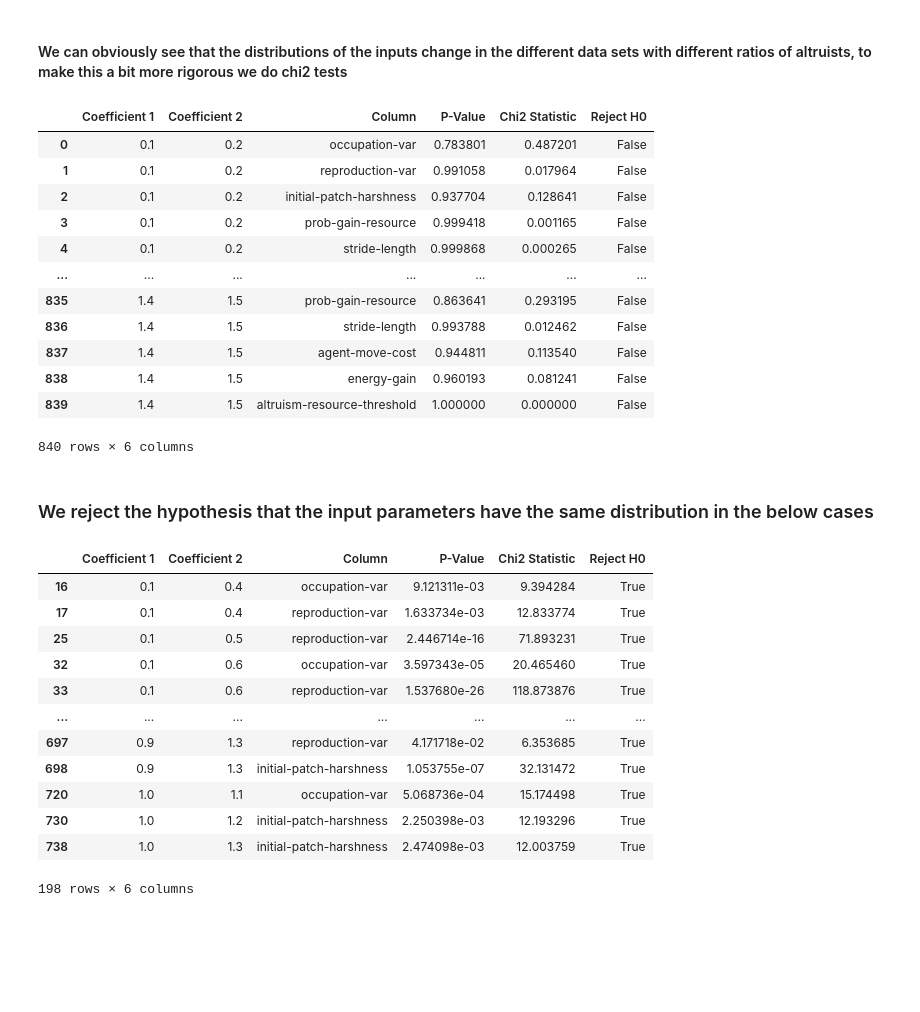
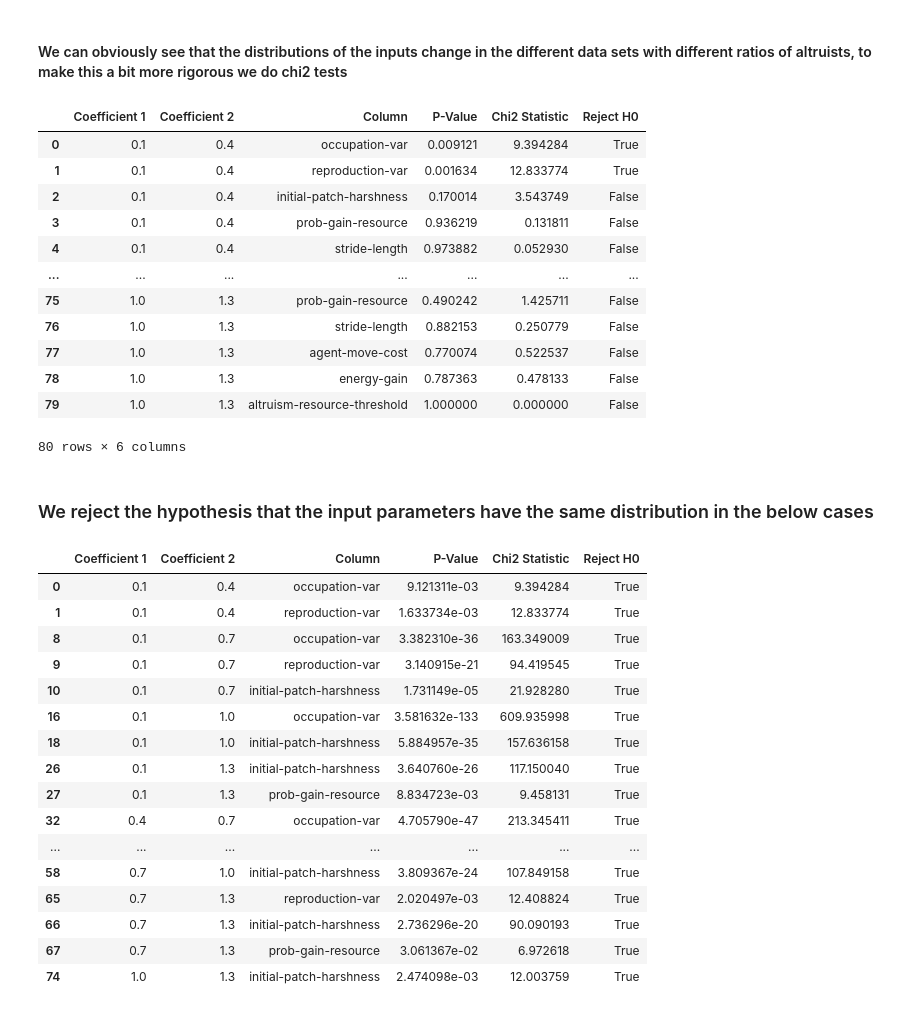
Before and after one commit to Janko-dev/altruism_netlogo, a Jupyter notebook: notebooks/data_exploration.ipynb, the cells around one changed output. Cells and saved outputs as stored; diff of their text form; code cells hidden in the pictures; blank space fills up the shorter version.

```diff
--- a/notebooks/data_exploration.ipynb
+++ b/notebooks/data_exploration.ipynb
@@ -300,62 +300,70 @@ create_gif(frames, output_filename, duration=500)
 # %% [markdown]
 #### We can obviously see that the distributions of the inputs change in the different data sets with different ratios of altruists, to make this a bit more rigorous we do chi2 tests
 # %%
+coefficients = np.arange(0.1, 1.6, 0.3) # Adjust the step if needed
+
+
 def perform_chi_square_test(df1, df2, column, alpha=0.05):
     # Combine and count occurrences in each category for the column
     combined_counts = pd.concat([df1[column].value_counts(), df2[column].value_counts()], axis=1, keys=['df1', 'df2'])
 
     # Perform Chi-square test
     chi2, p, dof, _ = chi2_contingency(combined_counts)
 
     reject_H_0 = p < alpha
 
     return p, chi2, reject_H_0
 
 results = []
 
 for i, coeff1 in enumerate(coefficients):
     for coeff2 in coefficients[i+1:]:
         # Filter datasets by each coefficient
         df1 = exp[exp['count altruism-agents'] > coeff1 * exp['count greedy-agents']]
         df2 = exp[exp['count altruism-agents'] > coeff2 * exp['count greedy-agents']]
 
         for column in varying_inputs:
             # Perform Chi-square test for the column
             p_value, chi2_statistic, reject_H_0 = perform_chi_square_test(df1, df2, column)
-            results.append((coeff1, coeff2, column, p_value, chi2_statistic, reject_H_0))
+            if p_value is not None:
+                results.append((coeff1, coeff2, column, p_value, chi2_statistic, reject_H_0))
 
 # Convert results to DataFrame for easier viewing
 results_df = pd.DataFrame(results, columns=['Coefficient 1', 'Coefficient 2', 'Column', 'P-Value', 'Chi2 Statistic', 'Reject H0'])
 results_df
 # %% [output]
 |  | Coefficient 1 | Coefficient 2 | Column | P-Value | Chi2 Statistic | Reject H0 |
-| 0 | 0.1 | 0.2 | occupation-var | 0.783801 | 0.487201 | False |
-| 1 | 0.1 | 0.2 | reproduction-var | 0.991058 | 0.017964 | False |
-| 2 | 0.1 | 0.2 | initial-patch-harshness | 0.937704 | 0.128641 | False |
-| 3 | 0.1 | 0.2 | prob-gain-resource | 0.999418 | 0.001165 | False |
-| 4 | 0.1 | 0.2 | stride-length | 0.999868 | 0.000265 | False |
+| 0 | 0.1 | 0.4 | occupation-var | 0.009121 | 9.394284 | True |
+| 1 | 0.1 | 0.4 | reproduction-var | 0.001634 | 12.833774 | True |
+| 2 | 0.1 | 0.4 | initial-patch-harshness | 0.170014 | 3.543749 | False |
+| 3 | 0.1 | 0.4 | prob-gain-resource | 0.936219 | 0.131811 | False |
+| 4 | 0.1 | 0.4 | stride-length | 0.973882 | 0.052930 | False |
 | ... | ... | ... | ... | ... | ... | ... |
-| 835 | 1.4 | 1.5 | prob-gain-resource | 0.863641 | 0.293195 | False |
-| 836 | 1.4 | 1.5 | stride-length | 0.993788 | 0.012462 | False |
-| 837 | 1.4 | 1.5 | agent-move-cost | 0.944811 | 0.113540 | False |
-| 838 | 1.4 | 1.5 | energy-gain | 0.960193 | 0.081241 | False |
-| 839 | 1.4 | 1.5 | altruism-resource-threshold | 1.000000 | 0.000000 | False |
+| 75 | 1.0 | 1.3 | prob-gain-resource | 0.490242 | 1.425711 | False |
+| 76 | 1.0 | 1.3 | stride-length | 0.882153 | 0.250779 | False |
+| 77 | 1.0 | 1.3 | agent-move-cost | 0.770074 | 0.522537 | False |
+| 78 | 1.0 | 1.3 | energy-gain | 0.787363 | 0.478133 | False |
+| 79 | 1.0 | 1.3 | altruism-resource-threshold | 1.000000 | 0.000000 | False |
-840 rows × 6 columns
+80 rows × 6 columns
 # %% [markdown]
 ### We reject the hypothesis that the input parameters have the same distribution in the below cases
 # %%
 results_df[results_df['Reject H0']]
 # %% [output]
 |  | Coefficient 1 | Coefficient 2 | Column | P-Value | Chi2 Statistic | Reject H0 |
-| 16 | 0.1 | 0.4 | occupation-var | 9.121311e-03 | 9.394284 | True |
-| 17 | 0.1 | 0.4 | reproduction-var | 1.633734e-03 | 12.833774 | True |
-| 25 | 0.1 | 0.5 | reproduction-var | 2.446714e-16 | 71.893231 | True |
-| 32 | 0.1 | 0.6 | occupation-var | 3.597343e-05 | 20.465460 | True |
-| 33 | 0.1 | 0.6 | reproduction-var | 1.537680e-26 | 118.873876 | True |
+| 0 | 0.1 | 0.4 | occupation-var | 9.121311e-03 | 9.394284 | True |
+| 1 | 0.1 | 0.4 | reproduction-var | 1.633734e-03 | 12.833774 | True |
+| 8 | 0.1 | 0.7 | occupation-var | 3.382310e-36 | 163.349009 | True |
+| 9 | 0.1 | 0.7 | reproduction-var | 3.140915e-21 | 94.419545 | True |
+| 10 | 0.1 | 0.7 | initial-patch-harshness | 1.731149e-05 | 21.928280 | True |
+| 16 | 0.1 | 1.0 | occupation-var | 3.581632e-133 | 609.935998 | True |
+| 18 | 0.1 | 1.0 | initial-patch-harshness | 5.884957e-35 | 157.636158 | True |
+| 26 | 0.1 | 1.3 | initial-patch-harshness | 3.640760e-26 | 117.150040 | True |
+| 27 | 0.1 | 1.3 | prob-gain-resource | 8.834723e-03 | 9.458131 | True |
+| 32 | 0.4 | 0.7 | occupation-var | 4.705790e-47 | 213.345411 | True |
 | ... | ... | ... | ... | ... | ... | ... |
-| 697 | 0.9 | 1.3 | reproduction-var | 4.171718e-02 | 6.353685 | True |
-| 698 | 0.9 | 1.3 | initial-patch-harshness | 1.053755e-07 | 32.131472 | True |
-| 720 | 1.0 | 1.1 | occupation-var | 5.068736e-04 | 15.174498 | True |
-| 730 | 1.0 | 1.2 | initial-patch-harshness | 2.250398e-03 | 12.193296 | True |
-| 738 | 1.0 | 1.3 | initial-patch-harshness | 2.474098e-03 | 12.003759 | True |
+| 58 | 0.7 | 1.0 | initial-patch-harshness | 3.809367e-24 | 107.849158 | True |
+| 65 | 0.7 | 1.3 | reproduction-var | 2.020497e-03 | 12.408824 | True |
+| 66 | 0.7 | 1.3 | initial-patch-harshness | 2.736296e-20 | 90.090193 | True |
+| 67 | 0.7 | 1.3 | prob-gain-resource | 3.061367e-02 | 6.972618 | True |
+| 74 | 1.0 | 1.3 | initial-patch-harshness | 2.474098e-03 | 12.003759 | True |
-198 rows × 6 columns
```
